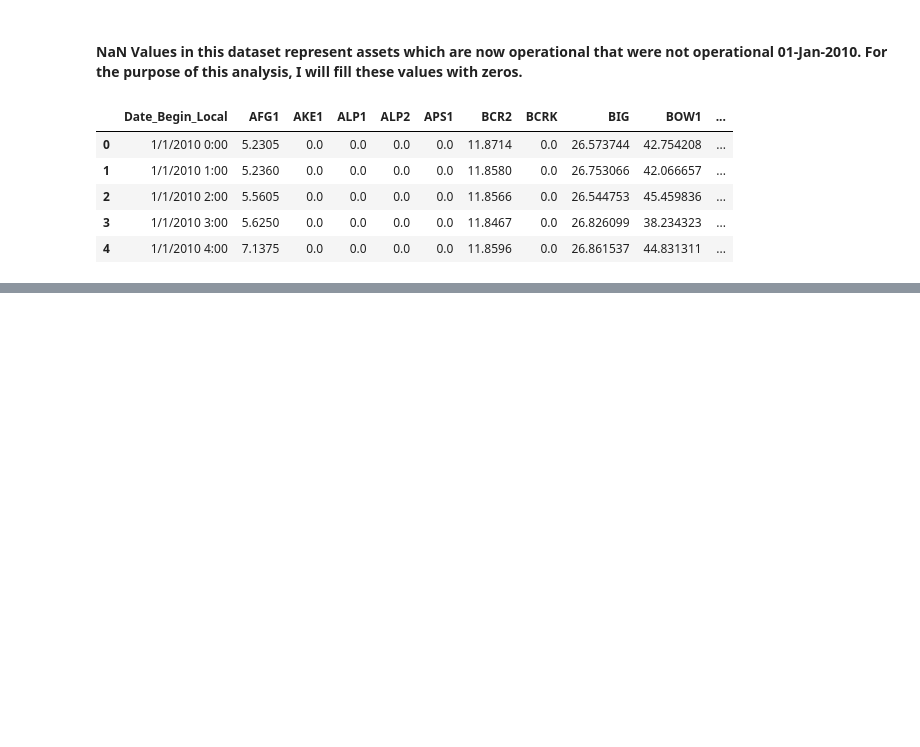
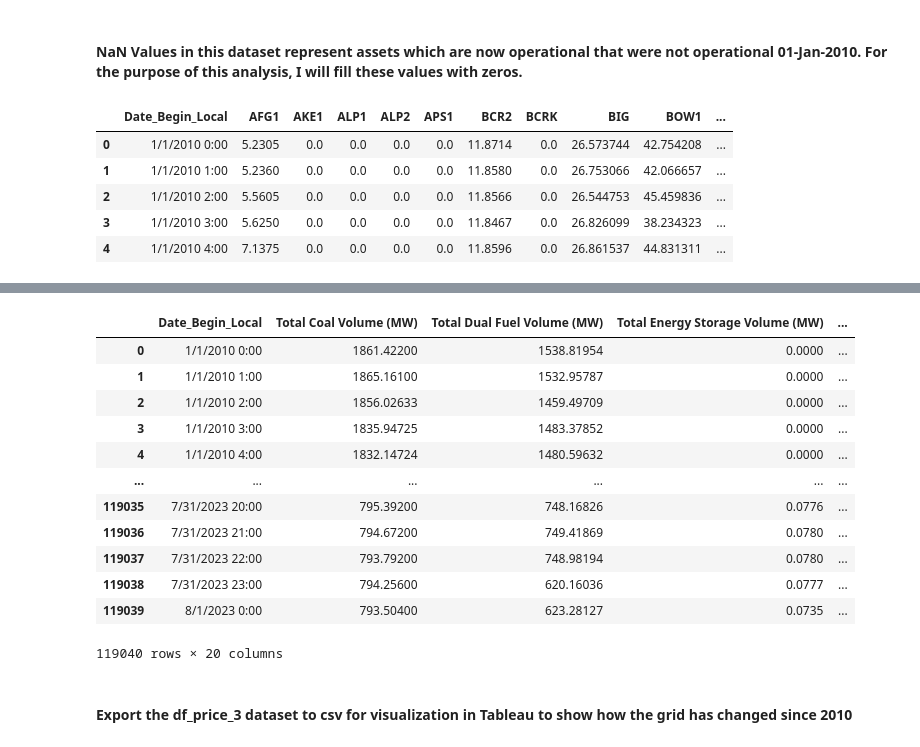
Before and after one commit to Brett20Adams/LHL_Capstone, a Jupyter notebook: capstone_1.ipynb, the cells around one changed output, grey strips where cells are left out. Drawn from its saved outputs; the diff is of its cells as text; code cells hidden in the pictures; blank space fills up the shorter version.

```diff
--- a/capstone_1.ipynb
+++ b/capstone_1.ipynb
@@ -820,0 +600,3 @@ hourly_volume_df_2.describe()
+# %%
+# Define all assets
+assets = df_price.columns[1:-18]
@@ -820,0 +731,26 @@ hourly_volume_df_2.describe()
+# %%
+# remove individual asset columns
+df_price_3a = df_price_3.iloc[:,:1]
+df_price_3b = df_price_3.iloc[:,-19:]
+df_price_3 = df_price_3a.join(df_price_3b)
+# sum asset volumes to confirm calculated volume = total volume
+df_price_3['Calculated Generated Volume'] = df_price[assets].sum(axis=1)
+# reorganize columns
+df_price_3 = df_price_3[['Date_Begin_Local', 'Total Coal Volume (MW)', 'Total Dual Fuel Volume (MW)', 'Total Energy Storage Volume (MW)', 'Total Gas Volume (MW)',
+'Total Hydro Volume (MW)', 'Total Other Volume (MW)', 'Total Solar Volume (MW)', 'Total Wind Volume (MW)', 'EXPORT_BC', 'EXPORT_MT', 'EXPORT_SK', 'IMPORT_BC',
+'IMPORT_MT', 'IMPORT_SK', 'Net Actual Interchange (MW)', 'Total Volume (MW)', 'Calculated Generated Volume', 'ACTUAL_AIL', 'ACTUAL_POOL_PRICE']]
+df_price_3
+# %% [output]
+|  | Date_Begin_Local | Total Coal Volume (MW) | Total Dual Fuel Volume (MW) | Total Energy Storage Volume (MW) | ... |
+| 0 | 1/1/2010 0:00 | 1861.42200 | 1538.81954 | 0.0000 | ... |
+| 1 | 1/1/2010 1:00 | 1865.16100 | 1532.95787 | 0.0000 | ... |
+| 2 | 1/1/2010 2:00 | 1856.02633 | 1459.49709 | 0.0000 | ... |
+| 3 | 1/1/2010 3:00 | 1835.94725 | 1483.37852 | 0.0000 | ... |
+| 4 | 1/1/2010 4:00 | 1832.14724 | 1480.59632 | 0.0000 | ... |
+| ... | ... | ... | ... | ... | ... |
+| 119035 | 7/31/2023 20:00 | 795.39200 | 748.16826 | 0.0776 | ... |
+| 119036 | 7/31/2023 21:00 | 794.67200 | 749.41869 | 0.0780 | ... |
+| 119037 | 7/31/2023 22:00 | 793.79200 | 748.98194 | 0.0780 | ... |
+| 119038 | 7/31/2023 23:00 | 794.25600 | 620.16036 | 0.0777 | ... |
+| 119039 | 8/1/2023 0:00 | 793.50400 | 623.28127 | 0.0735 | ... |
+119040 rows × 20 columns
@@ -820,0 +760,2 @@ hourly_volume_df_2.describe()
+# %% [markdown]
+#### Export the df_price_3 dataset to csv for visualization in Tableau to show how the grid has changed since 2010
```
Also changed, not shown: parts of 82 cells of this notebook.
